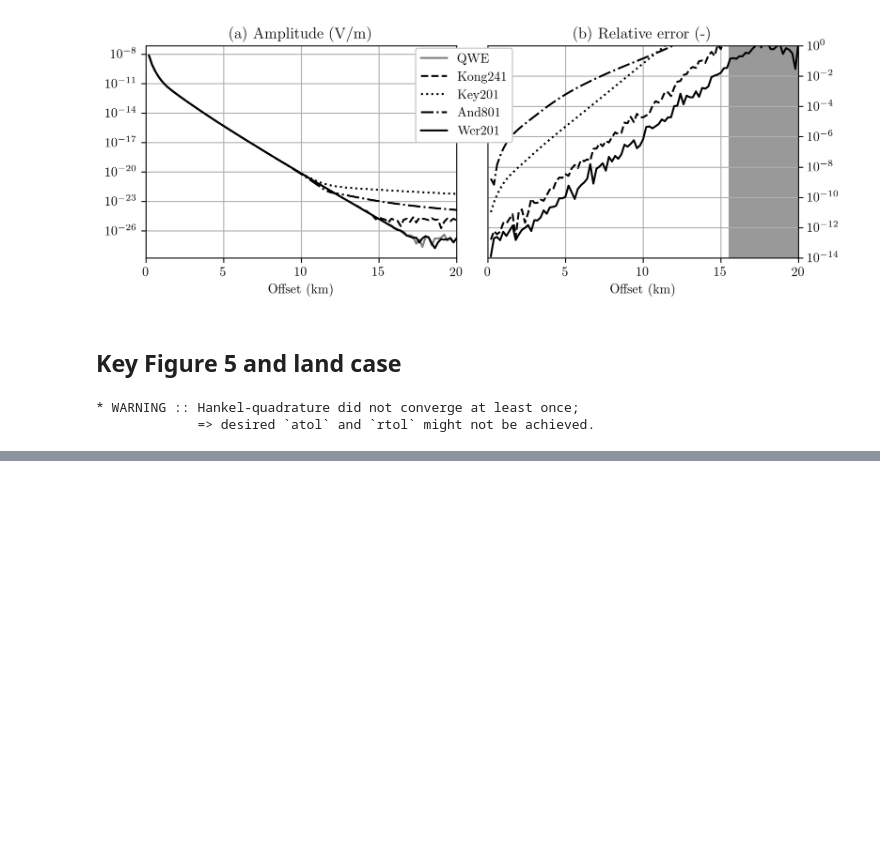
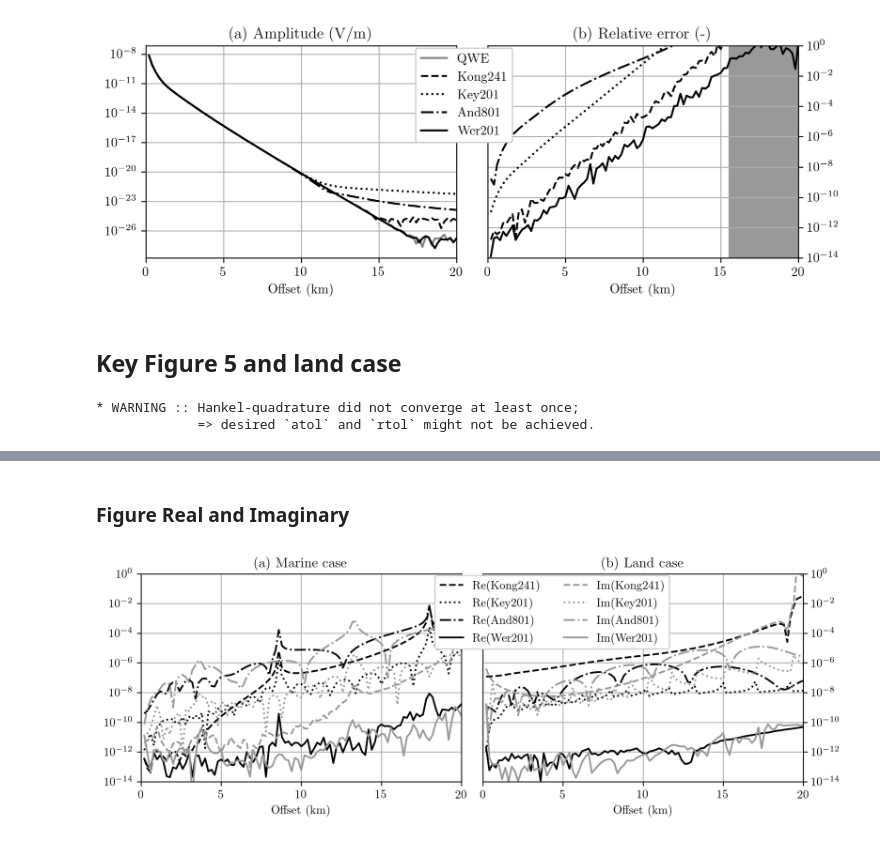
Before and after one commit to emsig/article-fdesign, a Jupyter notebook: notebooks/Figure-KongKey.ipynb, the cells around one changed output, grey strips where cells are left out. Saved outputs shown, nothing was run; the diff lists cells and outputs as text; code cells hidden in the pictures; blank space fills up the shorter version.

```diff
--- a/notebooks/Figure-KongKey.ipynb
+++ b/notebooks/Figure-KongKey.ipynb
@@ -169,3 +130,53 @@ plt.show()
+# %% [markdown]
+### Figure Real and Imaginary
+# %%
+plt.figure(figsize=(9, 6))
+plt.subplots_adjust(wspace=0.1)
+
+# (a) Marine case
+plt.subplot(221)
+plt.title('(a) Marine case')
+plt.grid('on')
+plt.semilogy(x/1e3, np.abs((kkong241.real-kqwe.real)/kqwe.real), 'k--')
+plt.semilogy(x/1e3, np.abs((kkey201.real-kqwe.real)/kqwe.real), 'k:')
+plt.semilogy(x/1e3, np.abs((kand801.real-kqwe.real)/kqwe.real), 'k-.')
+plt.semilogy(x/1e3, np.abs((kwer201.real-kqwe.real)/kqwe.real), 'k-')
+plt.semilogy(x/1e3, np.abs((kkong241.imag-kqwe.imag)/kqwe.imag), '--', c='.6')
+plt.semilogy(x/1e3, np.abs((kkey201.imag-kqwe.imag)/kqwe.imag), ':', c='.6')
+plt.semilogy(x/1e3, np.abs((kand801.imag-kqwe.imag)/kqwe.imag), '-.', c='.6')
+plt.semilogy(x/1e3, np.abs((kwer201.imag-kqwe.imag)/kqwe.imag), '-', c='.6')
+plt.xticks([0, 5, 10, 15, 20])
+plt.xlim([0, 20])
+plt.ylim([1e-14, 1])
+plt.xlabel('Offset (km)')
+
+# (b) Land case
+plt.subplot(222)
+plt.title('(b) Land case')
+plt.grid('on')
+plt.gca().yaxis.tick_right()
+plt.semilogy(x/1e3, np.abs((lkong241.real-lqwe.real)/lqwe.real), 'k--', label='Re(Kong241)')
+plt.semilogy(x/1e3, np.abs((lkey201.real-lqwe.real)/lqwe.real), 'k:', label='Re(Key201)')
+plt.semilogy(x/1e3, np.abs((land801.real-lqwe.real)/lqwe.real), 'k-.', label='Re(And801)')
+plt.semilogy(x/1e3, np.abs((lwer201.real-lqwe.real)/lqwe.real), 'k-', label='Re(Wer201)')
+plt.semilogy(x/1e3, np.abs((lkong241.imag-lqwe.imag)/lqwe.imag), '--', c='.6', label='Im(Kong241)')
+plt.semilogy(x/1e3, np.abs((lkey201.imag-lqwe.imag)/lqwe.imag), ':', c='.6', label='Im(Key201)')
+plt.semilogy(x/1e3, np.abs((land801.imag-lqwe.imag)/lqwe.imag), '-.', c='.6', label='Im(And801)')
+plt.semilogy(x/1e3, np.abs((lwer201.imag-lqwe.imag)/lqwe.imag), '-', c='.6', label='Im(Wer201)')
+plt.xticks([0, 5, 10, 15, 20])
+plt.xlim([0, 20])
+plt.ylim([1e-14, 1])
+l = plt.legend(ncol=2, loc=1, bbox_to_anchor=(0.6, 1.02))
+l.get_frame().set_alpha(1)
+plt.xlabel('Offset (km)')
+
+plt.tight_layout()
+
+# Save and show
+plt.savefig('../figures/keyf5.pdf', bbox_inches='tight')
+plt.show()
+# %% [output]
+[figure, added]
 # %%
 import printinfo
 printinfo.info()
```
Also changed, not shown: parts of 3 cells of this notebook, 17 other files.
